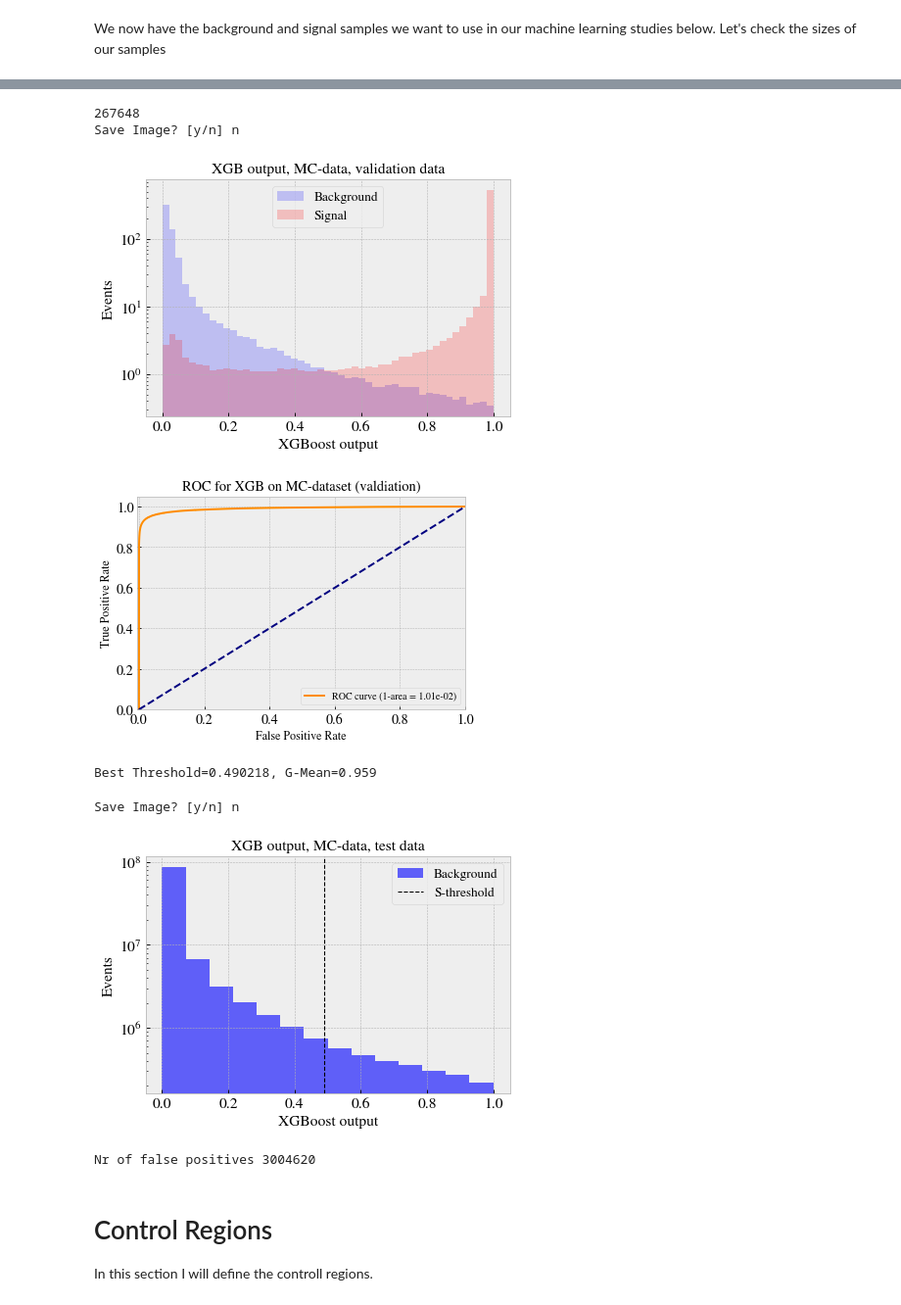
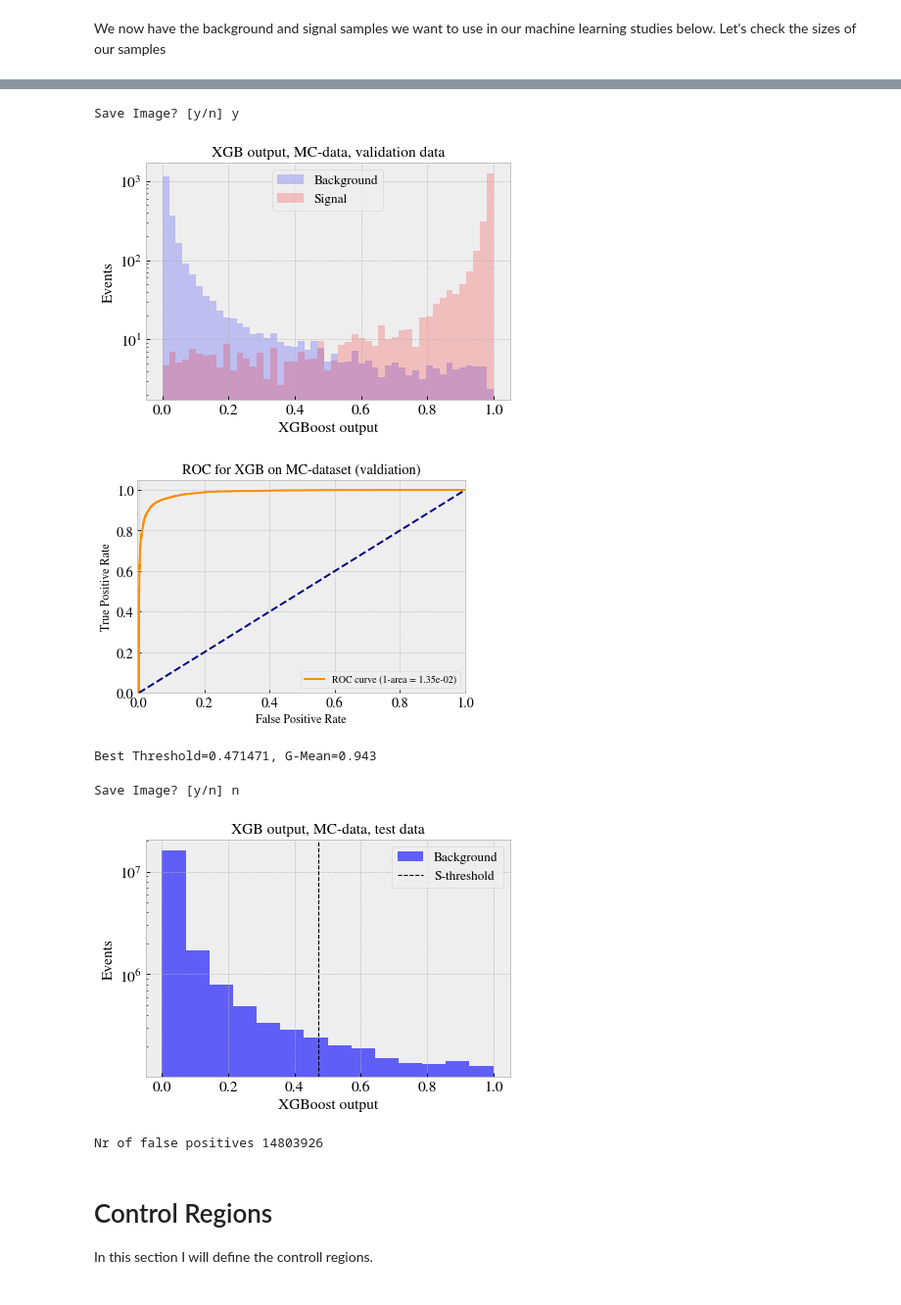
Before and after one commit to WilliamHirst/FYS5555, a Jupyter notebook: Proj3/new_notebooks/nn_bdt_rootinput.ipynb, the cells around one changed output, grey strips where cells are left out. Shown at 98% size. Drawn from its saved outputs; the diff is of its cells as text; code cells hidden in the pictures.

```diff
--- a/Proj3/new_notebooks/nn_bdt_rootinput.ipynb
+++ b/Proj3/new_notebooks/nn_bdt_rootinput.ipynb
@@ -62,4 +59,2 @@ df = pd.read_hdf("/storage/shared/data/2lep_df_forML.hdf5")
 # %% [markdown]
 The signal simulations are put in a separate hdf5 file, but put it into (concatenate) the same data frame
-# %%
-df = pd.concat([df,pd.read_hdf("/storage/shared/data/2lep_df_forML_signal.hdf5")])
@@ -104,5 +102,8 @@ The data frame contains events from all the various signal models available in t
 # %%
-df[df['isSignal'] == 1]["category"].unique()
 nonSig = ['GG_ttn1', 'Gee', 'Gmumu', 'RS_G_ZZ', 'SUSYC1C1', 'SUSYC1N2',
            'TT_directTT', 'ZPrimeee', 'ZPrimemumu',
            'ZPrimett', 'dmV_Zll']
+df = df[df['category'].isin(nonSig) == False]
+
+print("Background")
+print(df["category"].unique())
@@ -109,3 +116,5 @@ nonSig = ['GG_ttn1', 'Gee', 'Gmumu', 'RS_G_ZZ', 'SUSYC1C1', 'SUSYC1N2',
+# %%
+df["isSignal"] = df["category"] == "SUSYSlepSlep"
 # %% [markdown]
  Let's pick the SUSY chargino-chargino prouction decaying via leptons (SUSYC1C1). I.e. the following process.
 # %% [markdown]
@@ -116,7 +125,7 @@ and similarly for the background (removing all the signal models)
 We now have the background and signal samples we want to use in our machine learning studies below. Let's check the sizes of our samples
 # %%
 Y =   np.array(df.isSignal)
-df.drop(['category','isSignal','weight'],axis=1,inplace=True)
+df.drop(['category','isSignal', 'channelNumber', 'physdescr'],axis=1,inplace=True)
 X = np.array(df)
 # %%
 X_train, X_val, X_test, Y_train, Y_val, Y_test, W_train, W_val, W_test= splitData(X,Y,0.25, isEven = False, split_b = 0.01)
@@ -181,38 +180,37 @@ Save Image? [y/n] n
 # %%
 y_pred = xgb.predict_proba( X_val )
 y_b = y_pred[:,1][Y_val==0]
 y_s = y_pred[:,1][Y_val==1]
 
-name = "val.pdf"
+name = "figures/validation.pdf"
 title =  "XGB output, MC-data, validation data"
 plotHistoBS(y_b, y_s, wbkg_v, wsig_v, name, title, nrBins = 50)
 
 title = "ROC for XGB on MC-dataset (valdiation)"
 fpr, tpr, thresholds = plotRoc(Y_val, y_pred, W_val, title, return_score = True)
-gmeans = np.sqrt(tpr * (1-fpr))
+gmeans = np.sqrt(np.array(tpr) * (1-np.array(fpr)/np.max(np.array(fpr))))
 ix = np.argmax(gmeans)
 best_threshold = thresholds[ix]
 print('Best Threshold=%f, G-Mean=%.3f' % (best_threshold, gmeans[ix]))
 # %% [output]
-267648
-Save Image? [y/n] n
+Save Image? [y/n] y
-[figure, old version]
+[figure, new version]
-[figure, old version]
+[figure, new version]
-Best Threshold=0.490218, G-Mean=0.959
+Best Threshold=0.471471, G-Mean=0.943
 # %%
 """
 TEST DATA
 """
 y_b = xgb.predict_proba( X_test )[:,1]
 
-name = "test.pdf"
+name = "figures/test.pdf"
 title =  "XGB output, MC-data, test data"
 plotHistoB(y_b, wbkg_t, name, title, best_threshold, nrBins = 15)
 print(f"Nr of false positives {np.sum(y_b>best_threshold)}")
 # %% [output]
 Save Image? [y/n] n
-[figure, old version]
+[figure, new version]
-Nr of false positives 3004620
+Nr of false positives 14803926
 # %% [markdown]
 # Control Regions
 In this section I will define the controll regions.
```
Also changed, not shown: parts of 15 cells of this notebook, 11 other files.
